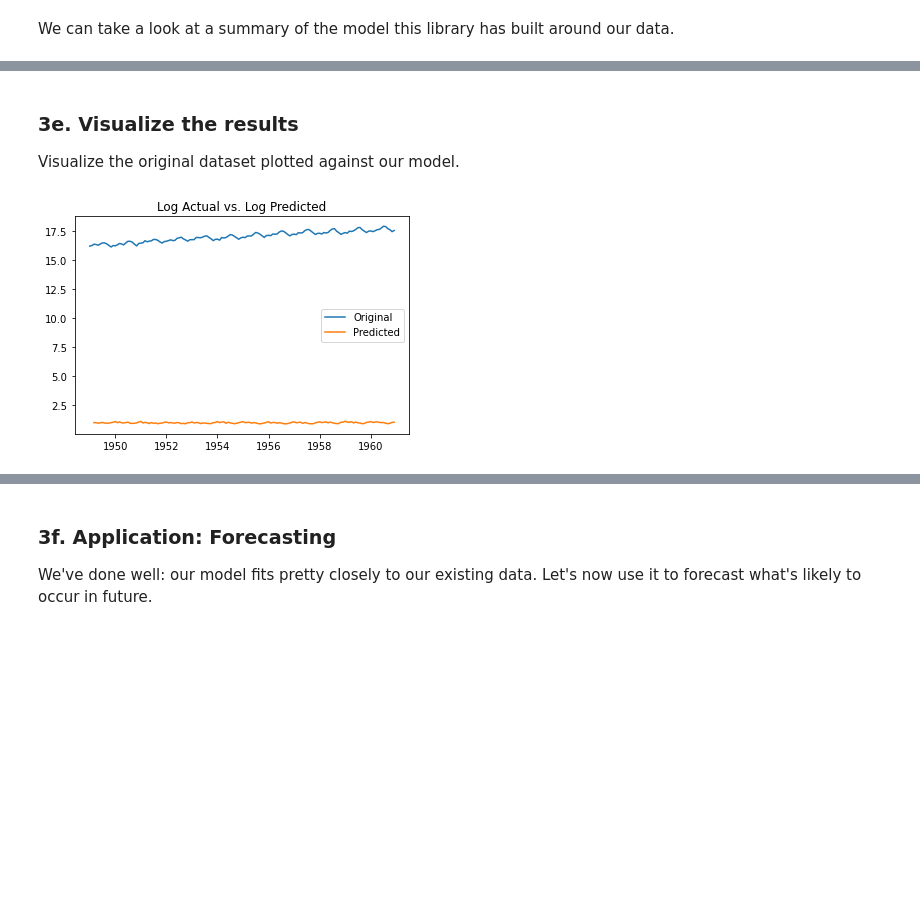
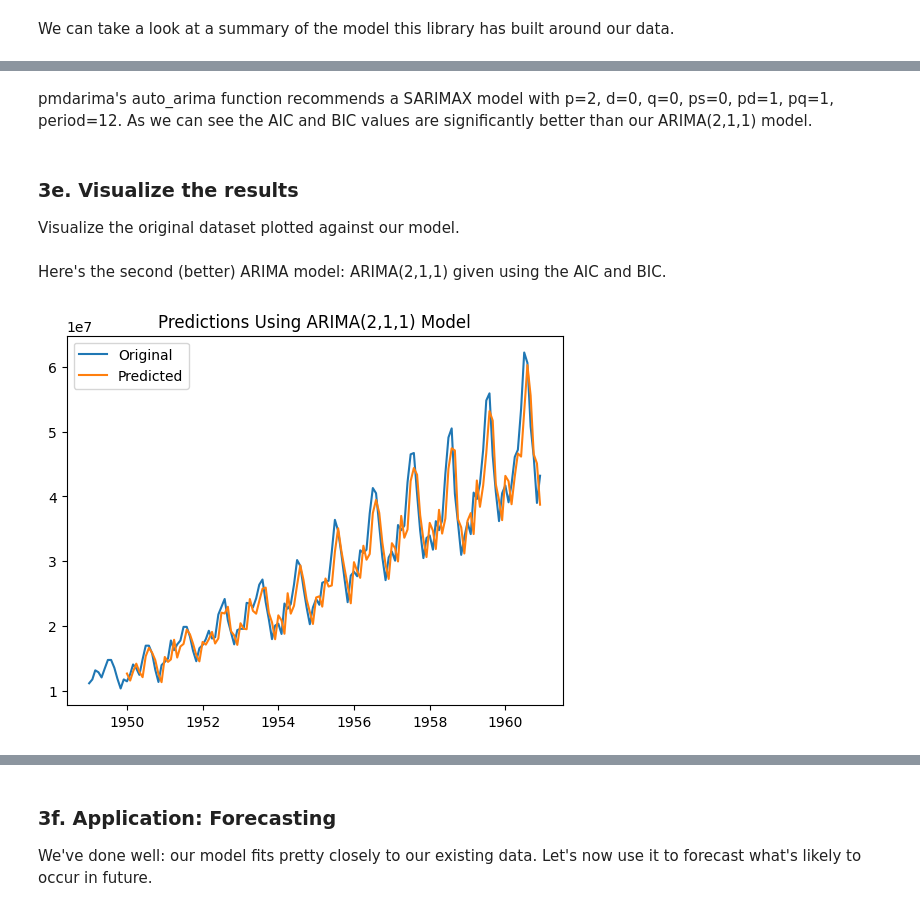
Before and after one commit to liyueling13/Springboard, a Jupyter notebook: Cowboys&CigrettesCaseStudy/Cowboy Cigarettes Case Study - Tier 3.ipynb, the cells around one changed output, grey strips where cells are left out. Drawn from its saved outputs; the diff is of its cells as text; code cells hidden in the pictures; blank space fills up the shorter version.

```diff
--- a/Cowboys&CigrettesCaseStudy/Cowboy Cigarettes Case Study - Tier 3.ipynb
+++ b/Cowboys&CigrettesCaseStudy/Cowboy Cigarettes Case Study - Tier 3.ipynb
@@ -535,0 +555,6 @@ ModuleNotFoundError: No module named 'pmdarima'
+# %%
+model2_order = (2,1,1)
+model2 = ARIMA(y_log, order=model2_order)
+model2_fit = model2.fit()
+pred2 = model2_fit.predict()[12:]
+forecast2 = model2_fit.forecast(24)
@@ -535,0 +631,2 @@ ModuleNotFoundError: No module named 'pmdarima'
+# %% [markdown]
+pmdarima's auto_arima function recommends a SARIMAX model with p=2, d=0, q=0, ps=0, pd=1, pq=1, period=12. As we can see the AIC and BIC values are significantly better than our ARIMA(2,1,1) model.
@@ -537,12 +646,14 @@ ModuleNotFoundError: No module named 'pmdarima'
 ### 3e. Visualize the results
 
 Visualize the original dataset plotted against our model.
+# %% [markdown]
+Here's the second (better) ARIMA model: ARIMA(2,1,1) given using the AIC and BIC.
 # %%
-plt.plot(y_log, label='Original')
-plt.plot(np.exp(model_fit.predict()[1:]), label='Predicted')
+plt.plot(np.exp(y_log), label='Original')
+plt.plot(np.exp(model2_fit.predict()[12:]), label='Predicted')
 
 plt.legend()
-plt.title('Log Actual vs. Log Predicted')
+plt.title('Predictions Using ARIMA(2,1,1) Model')
 plt.show()
 # %% [output]
-[figure, old version]
+[figure, new version]
```
Also changed, not shown: parts of 41 cells of this notebook.
